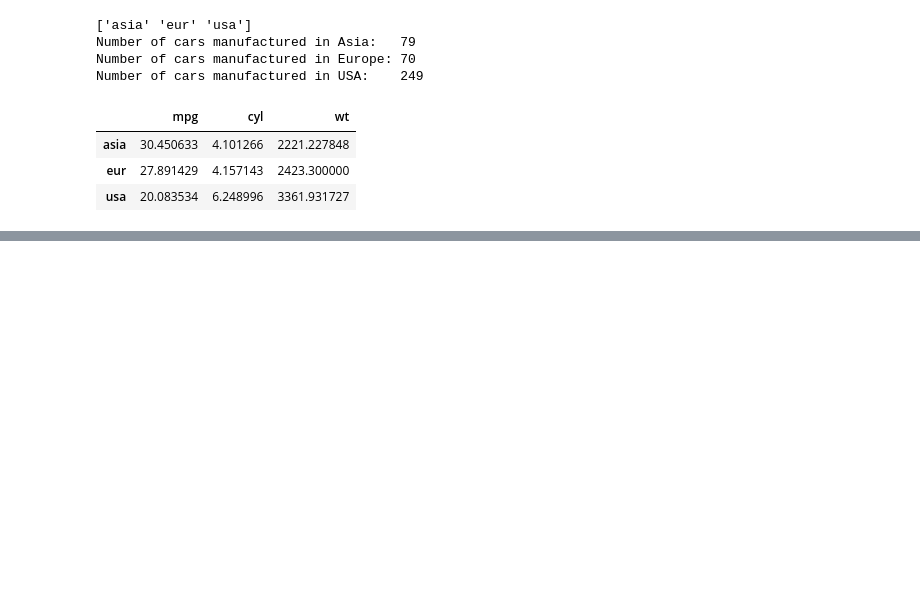
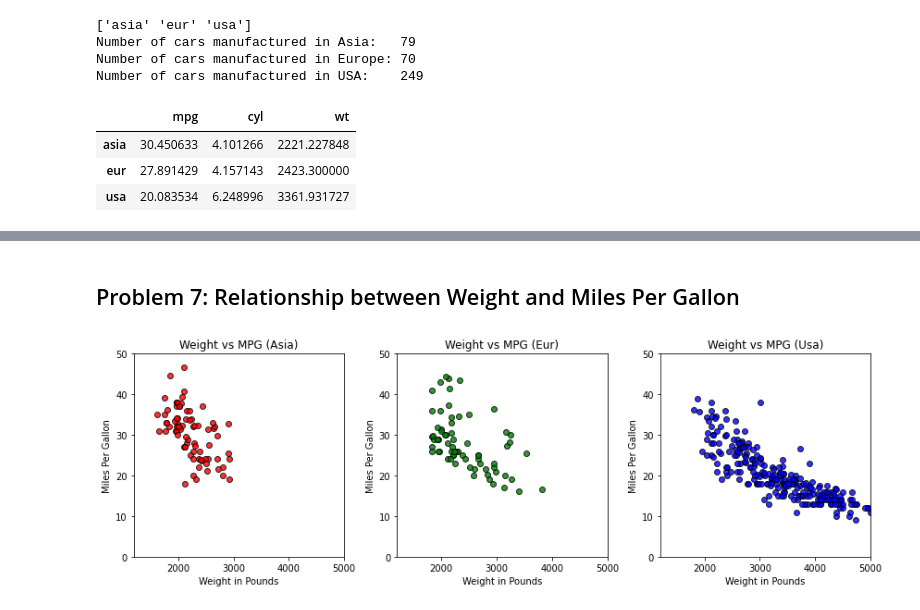
Before and after one commit to nstratford76/DSCI-503, a Jupyter notebook: Homework/HW_05_Stratford.ipynb, the cells around one changed output, grey strips where cells are left out. Cells and saved outputs as stored; diff of their text form; code cells hidden in the pictures; blank space fills up the shorter version.

```diff
--- a/Homework/HW_05_Stratford.ipynb
+++ b/Homework/HW_05_Stratford.ipynb
@@ -146,0 +158,23 @@ mean_df
+# %% [markdown]
+## Problem 7: Relationship between Weight and Miles Per Gallon
+# %%
+fig, axes = plt.subplots(1, 3, figsize=(12, 4))
+
+# Define regions list and corresponding colors for the scatter plot (same as in the bar charts).
+regions = ['asia', 'eur', 'usa']
+colors1 = ['red', 'green', 'blue']  # Tomato, SteelBlue, LimeGreen
+
+# Step 2: Loop over the regions list and create subplots
+for i, region in enumerate(regions):
+    ax = axes[i]
+    region_data = auto[auto['region'] == region]
+    ax.scatter(region_data['wt'], region_data['mpg'], color=colors1[i], edgecolor='black', alpha=0.8)
+    ax.set_xlim([1200, 5000])
+    ax.set_ylim([0, 50])
+    ax.set_xlabel('Weight in Pounds')
+    ax.set_ylabel('Miles Per Gallon')
+    ax.set_title(f'Weight vs MPG ({region.capitalize()})')
+plt.tight_layout()
+plt.show()
+# %% [output]
+[figure, added]
```
Also changed, not shown: parts of 7 cells of this notebook, 1 other file.
